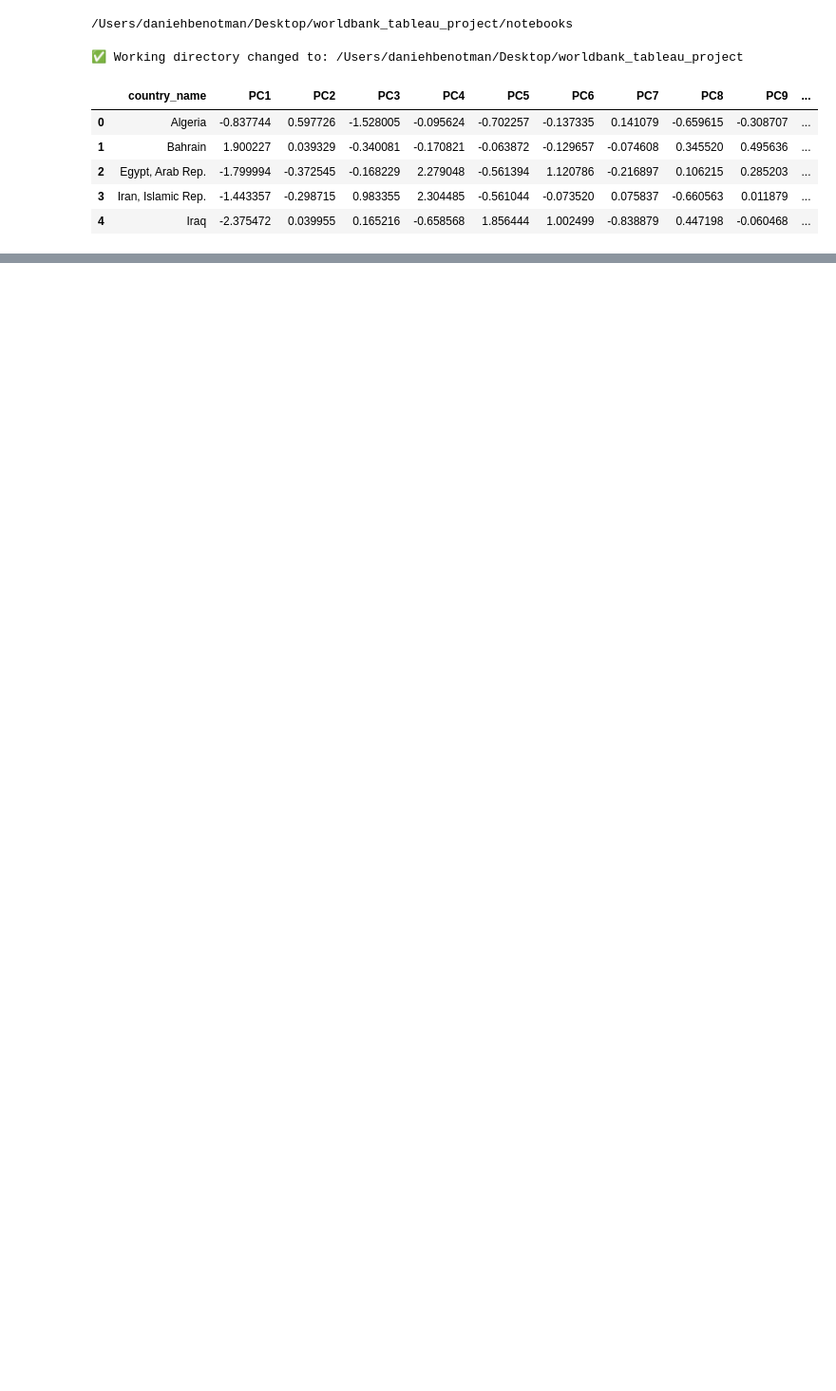
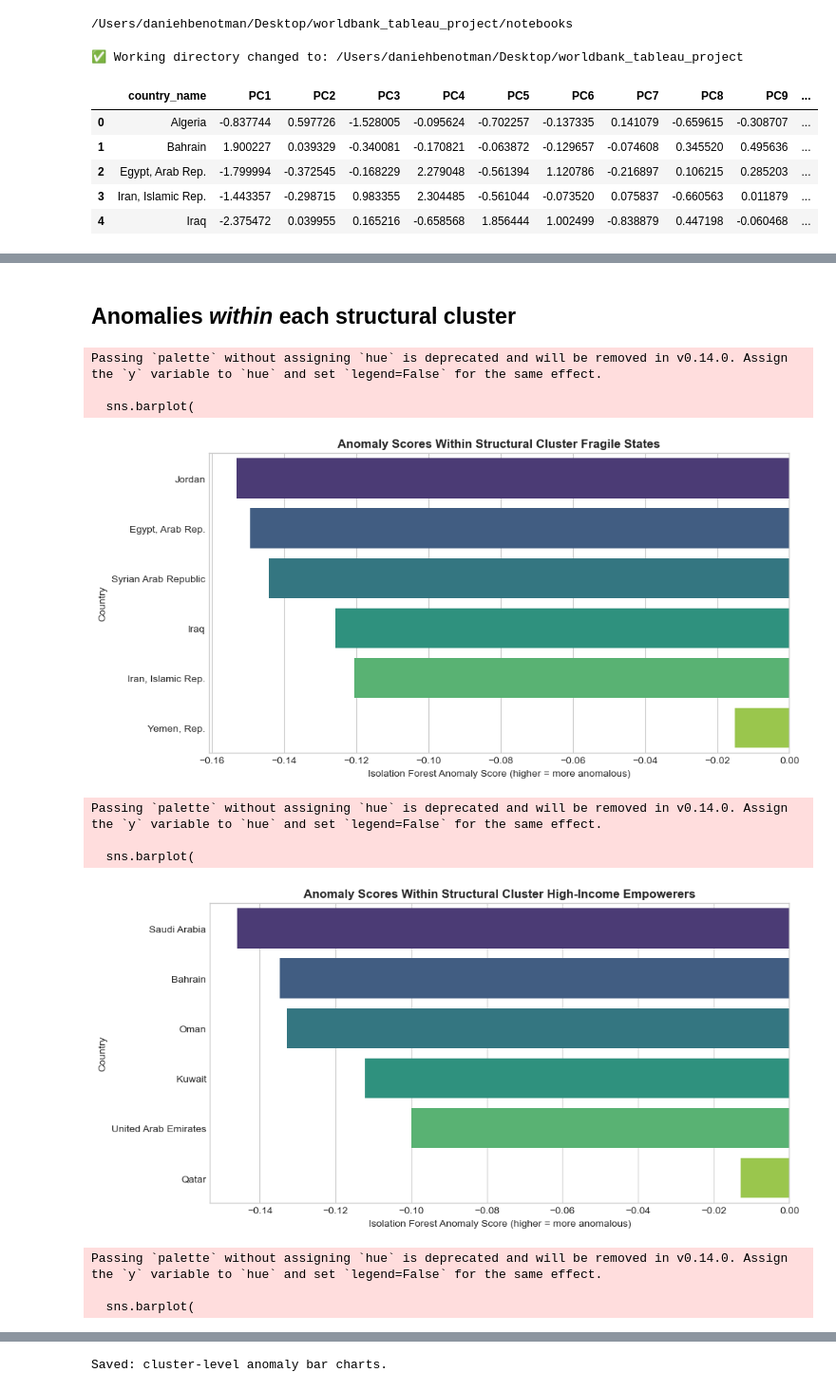
Before and after one commit to daniehben/worldbank-api-pipeline, a Jupyter notebook: notebooks/Anomaly.ipynb, the cells around one changed output, grey strips where cells are left out. Shown at 95% size. Cells and saved outputs as stored; diff of their text form; code cells hidden in the pictures; blank space fills up the shorter version.

```diff
--- a/notebooks/Anomaly.ipynb
+++ b/notebooks/Anomaly.ipynb
@@ -12,7 +12,7 @@ from pathlib import Path
 
 plt.style.use("seaborn-v0_8-whitegrid")
 # %%
-OUTPUT_DIR = Path("../worldbank_tableau_project/outputs/anomaly")
+OUTPUT_DIR = Path("../worldbank_tableau_project/outputs/anomaly_2")
 OUTPUT_DIR.mkdir(parents=True, exist_ok=True)
 OUTPUT_DIR
 # %% [output]
@@ -219,0 +148,14 @@ Saved: PC1 vs anomaly scatter plot
+# %%
+def get_pc_driver(row):
+    pcs = np.array([row["PC1"], row["PC2"], row["PC3"]])
+    labels = ["PC1", "PC2", "PC3"]
+    return labels[np.argmax(np.abs(pcs))]
+
+# 1. Compute driver
+anomaly_df["Anomaly_Driver"] = anomaly_df.apply(get_pc_driver, axis=1)
+
+# 2. Now re-sort AFTER the column exists
+anomaly_df_sorted = anomaly_df.sort_values("iso_anomaly_score", ascending=False)
+
+# 3. This will now work
+anomaly_df_sorted.head(30)[["iso_anomaly_score", "Anomaly_Driver"]]
@@ -219,0 +181,48 @@ Saved: PC1 vs anomaly scatter plot
+# %% [markdown]
+## Anomalies *within* each structural cluster
+# %%
+# ======================================================================
+# 5. Visualization 2: Anomalies *within* each structural cluster
+# ======================================================================
+
+# Only plot clusters that have at least 2 countries
+clusters_to_plot = sorted(
+    cname for cname, count in anomaly_df["Cluster_Name"].value_counts().items()
+    if count >= 2
+)
+
+for cname in clusters_to_plot:
+
+
+    df_cluster = anomaly_df[anomaly_df["Cluster_Name"] == cname].copy()
+    df_cluster = df_cluster.sort_values("iso_anomaly_score", ascending=True)
+
+
+    plt.figure(figsize=(10, 5))
+    sns.barplot(
+        data=df_cluster.reset_index(),
+        x="iso_anomaly_score",
+        y="country_name",
+        palette="viridis"
+    )
+    plt.title(f"Anomaly Scores Within Structural Cluster {cname}", fontsize=12, fontweight='bold')
+    plt.xlabel("Isolation Forest Anomaly Score (higher = more anomalous)")
+    plt.ylabel("Country")
+
+    plt.tight_layout()
+    plt.savefig(OUTPUT_DIR / f"cluster_{cname}_anomaly_bars.png", dpi=300)
+    plt.show()
+
+print("Saved: cluster-level anomaly bar charts.")
+# %% [output]
+Passing `palette` without assigning `hue` is deprecated and will be removed in v0.14.0. Assign the `y` variable to `hue` and set `legend=False` for the same effect.
+
+  sns.barplot(
+[figure, added]
+Passing `palette` without assigning `hue` is deprecated and will be removed in v0.14.0. Assign the `y` variable to `hue` and set `legend=False` for the same effect.
+
+  sns.barplot(
+[figure, added]
+Passing `palette` without assigning `hue` is deprecated and will be removed in v0.14.0. Assign the `y` variable to `hue` and set `legend=False` for the same effect.
+
+  sns.barplot(
@@ -219,0 +230 @@ Saved: PC1 vs anomaly scatter plot
+Saved: cluster-level anomaly bar charts.
```
Also changed, not shown: parts of 55 cells of this notebook, 23 other files.
